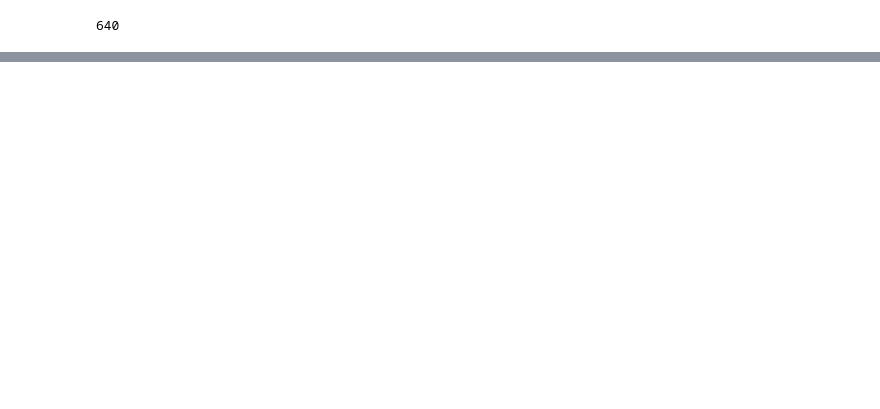
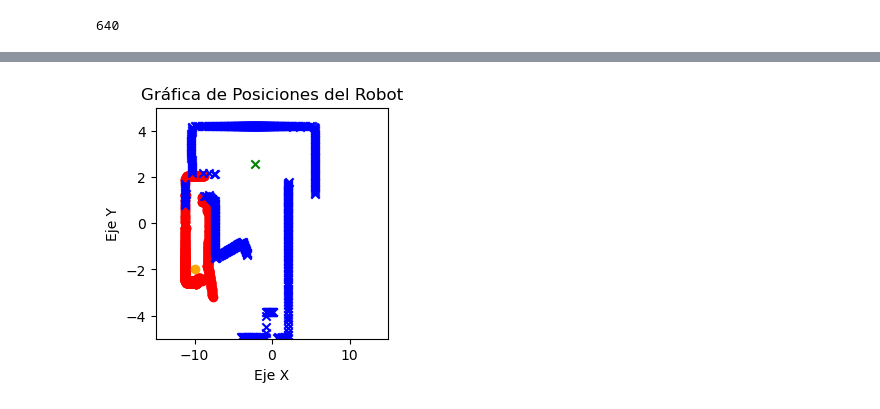
Before and after one commit to MiguelPazCamacho/Practicas-Profesionales-2024, a Jupyter notebook: Aprendizaje_nubes.ipynb, the cells around one changed output, grey strips where cells are left out. Cells and saved outputs as stored; diff of their text form; code cells hidden in the pictures; blank space fills up the shorter version.

```diff
--- a/Aprendizaje_nubes.ipynb
+++ b/Aprendizaje_nubes.ipynb
@@ -476,0 +588,4 @@ plt.show()
+# %%
+print_two_cloud_points(1,list_closest[2])
+# %% [output]
+[figure, added]
```
Also changed, not shown: parts of 72 cells of this notebook.
